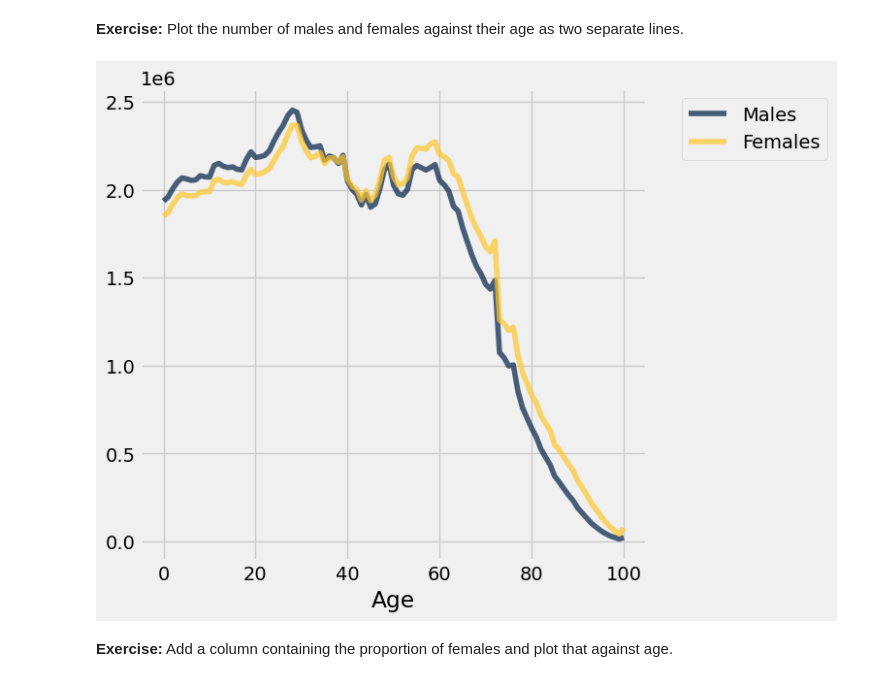
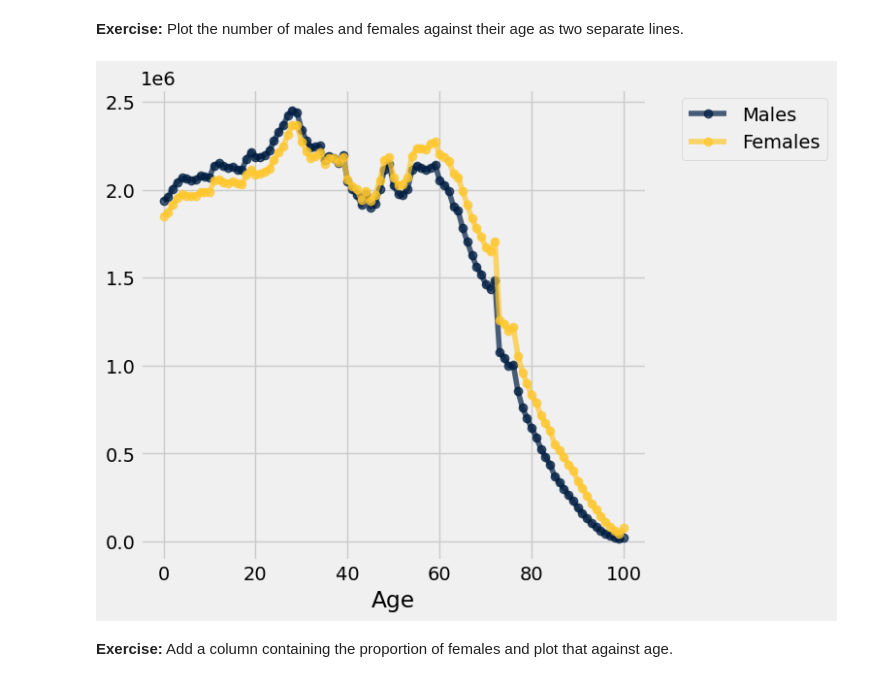
Before and after one commit to data-8/materials-sp23, a Jupyter notebook: lec/lec07.ipynb, the cells around one changed output. Saved outputs shown, nothing was run; the diff lists cells and outputs as text; code cells hidden in the pictures.

```diff
--- a/lec/lec07.ipynb
+++ b/lec/lec07.ipynb
@@ -186,9 +186,9 @@ pop_2019
 # %% [markdown]
 **Exercise:** Plot the number of males and females against their age as two separate lines.
 # %%
-pop_2019.plot("Age")
+pop_2019.plot("Age", marker="o")
 # %% [output]
-[figure, old version]
+[figure, new version]
 # %% [markdown]
 **Exercise:** Add a column containing the proportion of females and plot that against age.
 # %%
```
Also changed, not shown: parts of 6 cells of this notebook.
